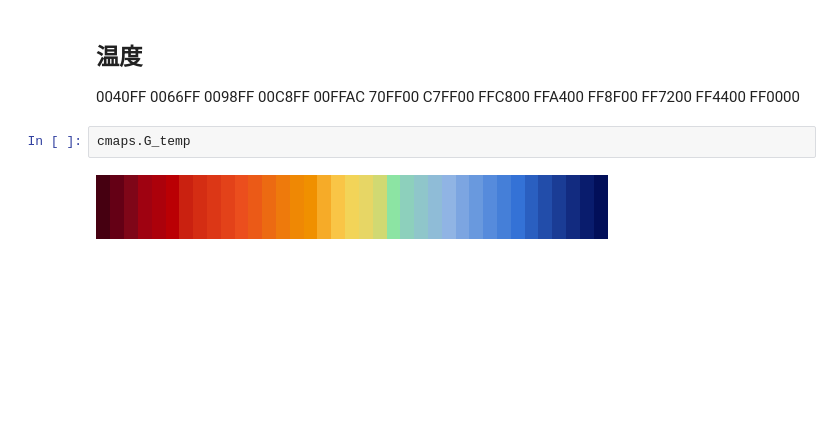
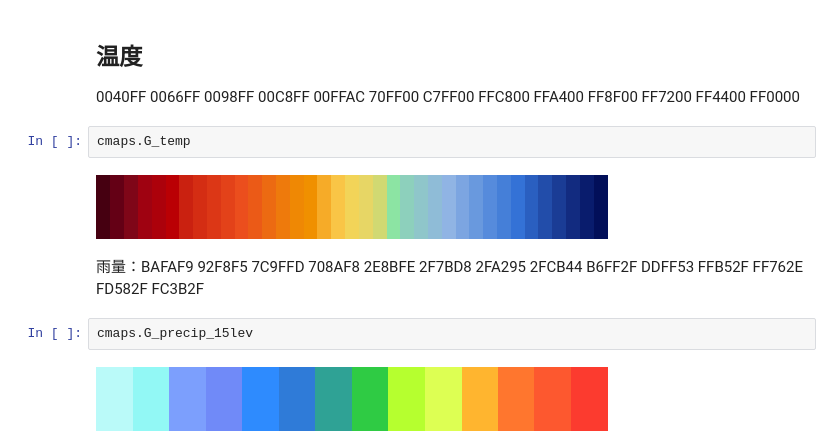
Before and after one commit to Kimizhao/cmaps, a Jupyter notebook: notebook/cmaps_demo2.ipynb, the cells around one changed output. Drawn from its saved outputs; the diff is of its cells as text; blank space fills up the shorter version.

```diff
--- a/notebook/cmaps_demo2.ipynb
+++ b/notebook/cmaps_demo2.ipynb
@@ -58,3 +66,9 @@ cmaps.G_humidity
 cmaps.G_temp
 # %% [output]
 [figure]
+# %% [markdown]
+雨量：BAFAF9  92F8F5  7C9FFD  708AF8  2E8BFE 2F7BD8  2FA295  2FCB44   B6FF2F  DDFF53  FFB52F  FF762E  FD582F  FC3B2F
+# %%
+cmaps.G_precip_15lev
+# %% [output]
+[figure, added]
```
Also changed, not shown: parts of 10 cells of this notebook, 8 other files.
